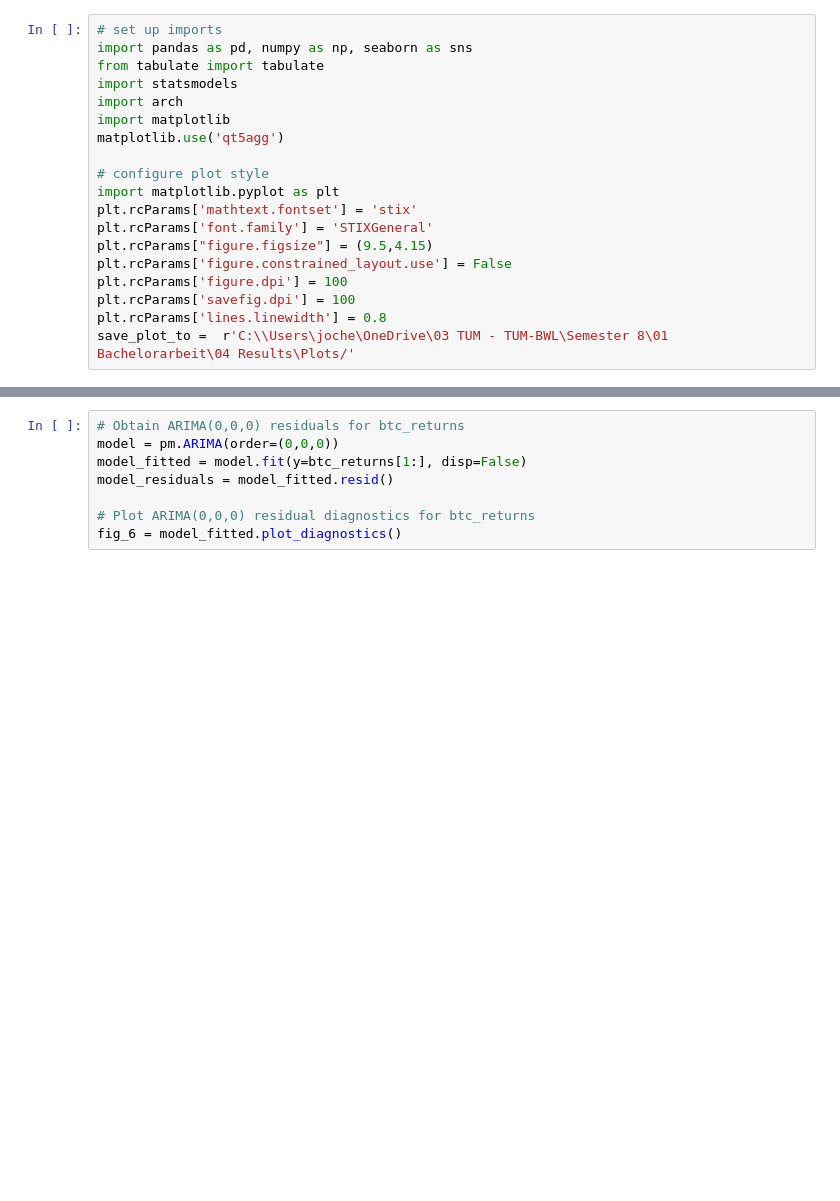
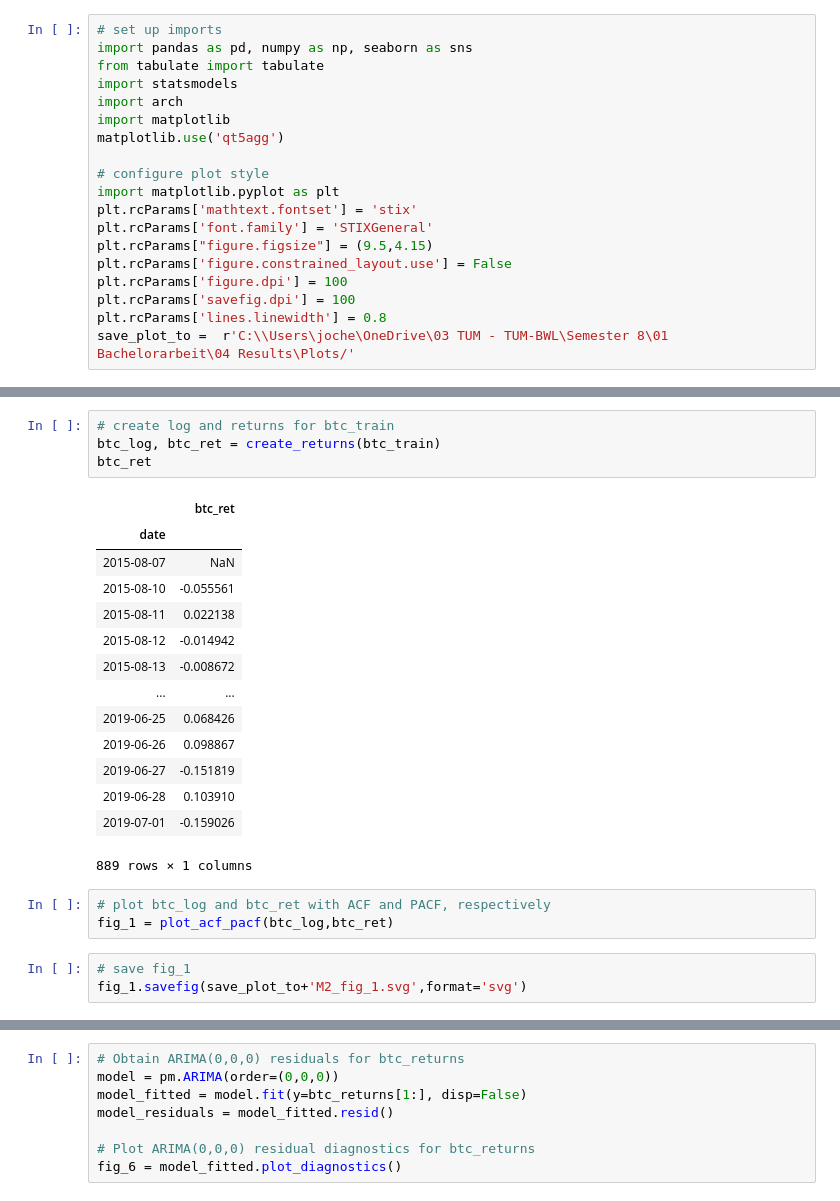
Before and after one commit to jochenmadler/BA_TimeSeriesAnalysis, a Jupyter notebook: M2.ipynb, the cells around one changed output, grey strips where cells are left out. Saved outputs shown, nothing was run; the diff lists cells and outputs as text; blank space fills up the shorter version.

```diff
--- a/M2.ipynb
+++ b/M2.ipynb
@@ -63,0 +242,25 @@ plot_pacf(btc_returns[1:], ax=axs[2][1], markersize=2)
+# %%
+# create log and returns for btc_train
+btc_log, btc_ret = create_returns(btc_train)
+btc_ret
+# %% [output]
+|  | btc_ret |
+| date |  |
+| 2015-08-07 | NaN |
+| 2015-08-10 | -0.055561 |
+| 2015-08-11 | 0.022138 |
+| 2015-08-12 | -0.014942 |
+| 2015-08-13 | -0.008672 |
+| ... | ... |
+| 2019-06-25 | 0.068426 |
+| 2019-06-26 | 0.098867 |
+| 2019-06-27 | -0.151819 |
+| 2019-06-28 | 0.103910 |
+| 2019-07-01 | -0.159026 |
+889 rows × 1 columns
+# %%
+# plot btc_log and btc_ret with ACF and PACF, respectively
+fig_1 = plot_acf_pacf(btc_log,btc_ret)
+# %%
+# save fig_1
+fig_1.savefig(save_plot_to+'M2_fig_1.svg',format='svg')
```
Also changed, not shown: parts of 34 cells of this notebook, 1 other file.
